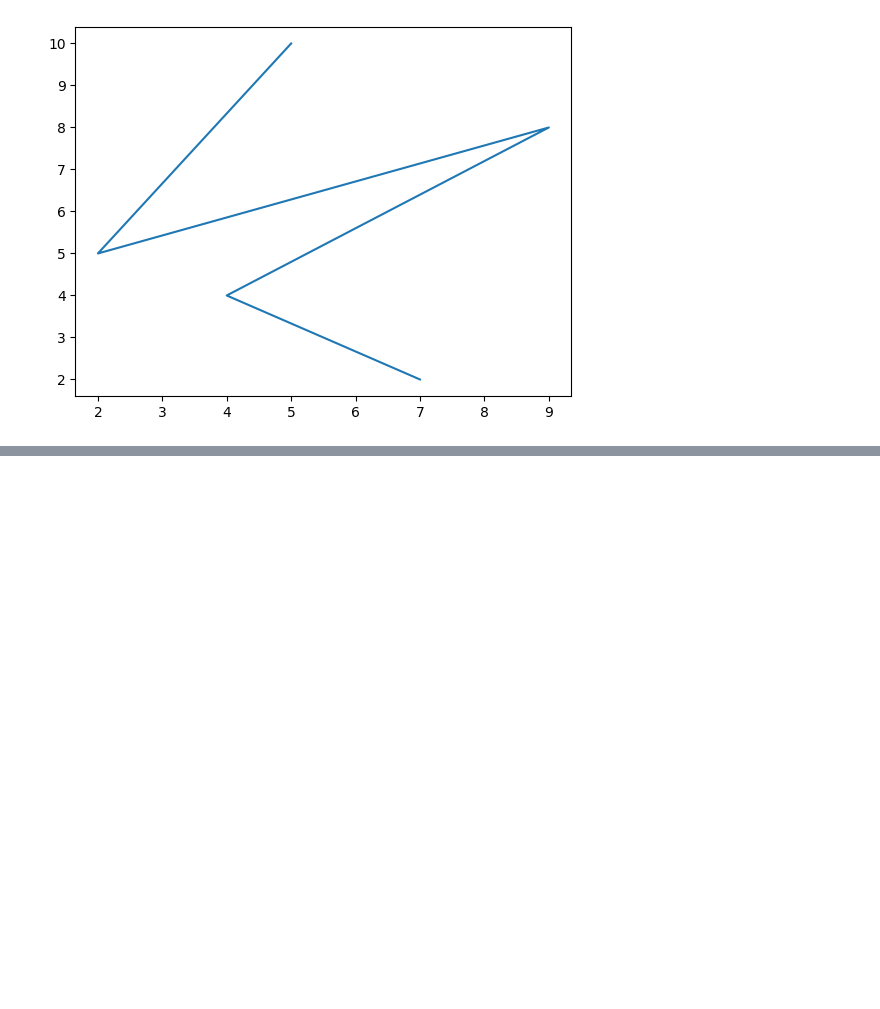
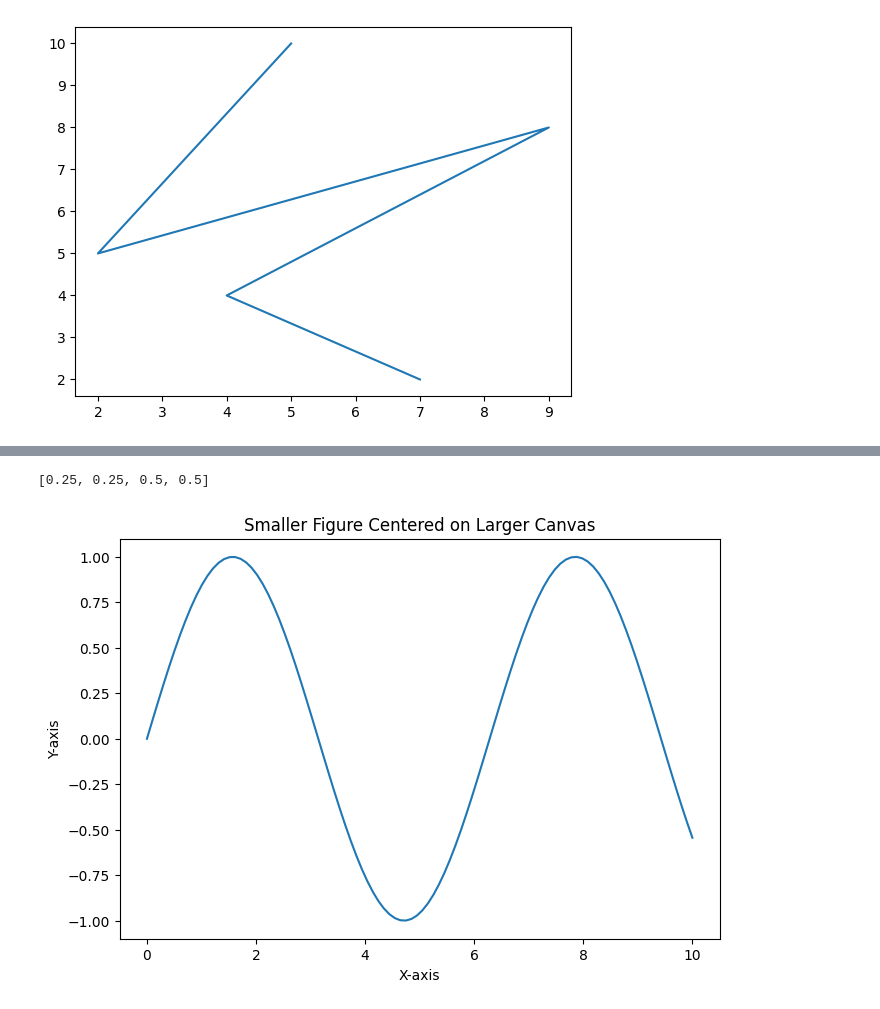
Before and after one commit to BrownParticleAstro/dmtools_notebooks, a Jupyter notebook: Demos/MathJax.ipynb, the cells around one changed output, grey strips where cells are left out. Saved outputs shown, nothing was run; the diff lists cells and outputs as text; code cells hidden in the pictures; blank space fills up the shorter version.

```diff
--- a/Demos/MathJax.ipynb
+++ b/Demos/MathJax.ipynb
@@ -79,0 +116,43 @@ plt.show()
+# %%
+import matplotlib.pyplot as plt
+import numpy as np
+
+# Define the size of the canvas (in inches)
+canvas_width = 12
+canvas_height = 8
+
+# Define the size of the smaller figure (in inches)
+fig_width = 6
+fig_height = 4
+
+# Create a figure with the larger canvas size
+fig_canvas = plt.figure(figsize=(canvas_width, canvas_height))
+
+# Add a smaller axes within this figure and center it
+# The size of the axes is relative to the figure size
+left = (canvas_width - fig_width) / (2 * canvas_width)
+bottom = (canvas_height - fig_height) / (2 * canvas_height)
+width = fig_width / canvas_width
+height = fig_height / canvas_height
+
+print([left, bottom, width, height])
+
+# Add smaller axes to the larger canvas
+ax = fig_canvas.add_axes([left, bottom, width, height])
+
+# Plot some data on the smaller axes
+x = np.linspace(0, 10, 100)
+y = np.sin(x)
+ax.plot(x, y)
+ax.set_xlabel('X-axis')
+ax.set_ylabel('Y-axis')
+ax.set_title('Smaller Figure Centered on Larger Canvas')
+
+# Adjust the figure to avoid tight layout issues
+#fig_canvas.subplots_adjust(left=0, right=1, bottom=0, top=1)
+
+# Show the plot
+plt.show()
+# %% [output]
+[0.25, 0.25, 0.5, 0.5]
+[figure, added]
```
Also changed, not shown: parts of 5 cells of this notebook, 1 other file.
